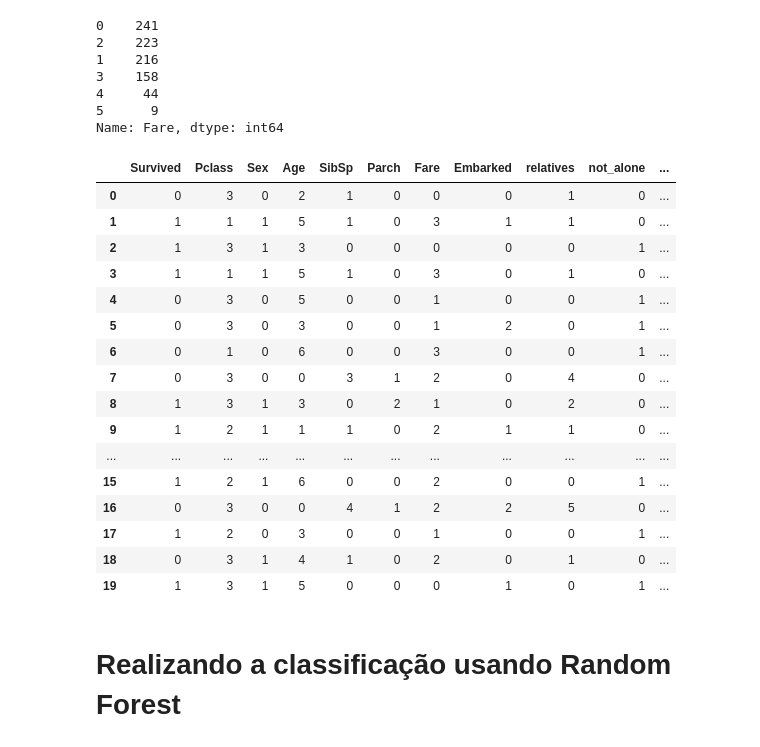
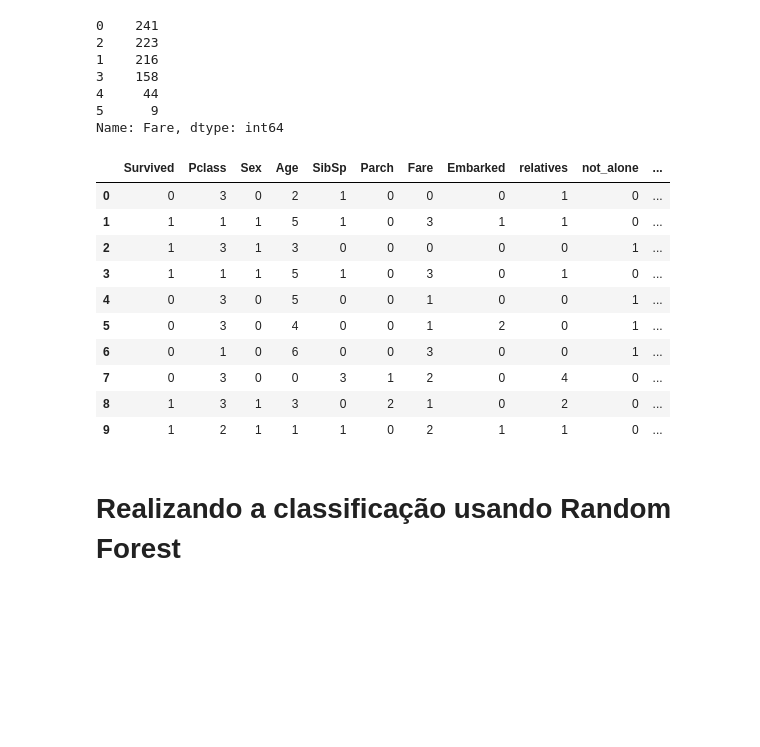
Before and after one commit to HelvioSiqueira/Classificacao-dataset-do-Titanic, a Jupyter notebook: Titanic.ipynb, the cells around one changed output. Saved outputs shown, nothing was run; the diff lists cells and outputs as text; code cells hidden in the pictures; blank space fills up the shorter version.

```diff
--- a/Titanic.ipynb
+++ b/Titanic.ipynb
@@ -393,25 +425,19 @@ dados_treino['Fare'].value_counts()
 5      9
 Name: Fare, dtype: int64
 # %%
-dados_treino.head(20)
+dados_treino.head(10)
 # %% [output]
 |  | Survived | Pclass | Sex | Age | SibSp | Parch | Fare | Embarked | relatives | not_alone | ... |
 | 0 | 0 | 3 | 0 | 2 | 1 | 0 | 0 | 0 | 1 | 0 | ... |
 | 1 | 1 | 1 | 1 | 5 | 1 | 0 | 3 | 1 | 1 | 0 | ... |
 | 2 | 1 | 3 | 1 | 3 | 0 | 0 | 0 | 0 | 0 | 1 | ... |
 | 3 | 1 | 1 | 1 | 5 | 1 | 0 | 3 | 0 | 1 | 0 | ... |
 | 4 | 0 | 3 | 0 | 5 | 0 | 0 | 1 | 0 | 0 | 1 | ... |
-| 5 | 0 | 3 | 0 | 3 | 0 | 0 | 1 | 2 | 0 | 1 | ... |
+| 5 | 0 | 3 | 0 | 4 | 0 | 0 | 1 | 2 | 0 | 1 | ... |
 | 6 | 0 | 1 | 0 | 6 | 0 | 0 | 3 | 0 | 0 | 1 | ... |
 | 7 | 0 | 3 | 0 | 0 | 3 | 1 | 2 | 0 | 4 | 0 | ... |
 | 8 | 1 | 3 | 1 | 3 | 0 | 2 | 1 | 0 | 2 | 0 | ... |
 | 9 | 1 | 2 | 1 | 1 | 1 | 0 | 2 | 1 | 1 | 0 | ... |
-| ... | ... | ... | ... | ... | ... | ... | ... | ... | ... | ... | ... |
-| 15 | 1 | 2 | 1 | 6 | 0 | 0 | 2 | 0 | 0 | 1 | ... |
-| 16 | 0 | 3 | 0 | 0 | 4 | 1 | 2 | 2 | 5 | 0 | ... |
-| 17 | 1 | 2 | 0 | 3 | 0 | 0 | 1 | 0 | 0 | 1 | ... |
-| 18 | 0 | 3 | 1 | 4 | 1 | 0 | 2 | 0 | 1 | 0 | ... |
-| 19 | 1 | 3 | 1 | 5 | 0 | 0 | 0 | 1 | 0 | 1 | ... |
 # %% [markdown]
 # Realizando a classificação usando Random Forest
 # %% [markdown]
```
Also changed, not shown: parts of 14 cells of this notebook.
